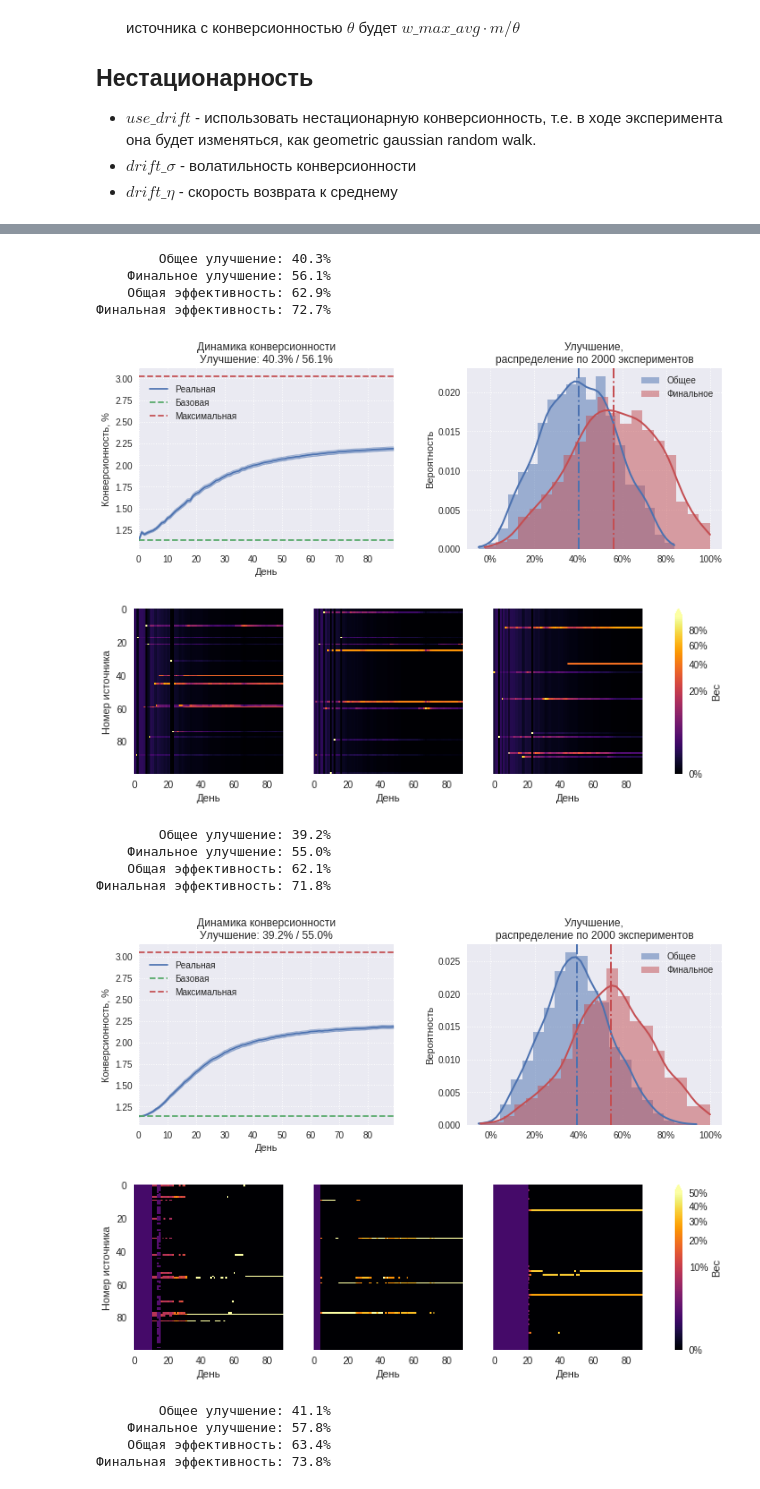
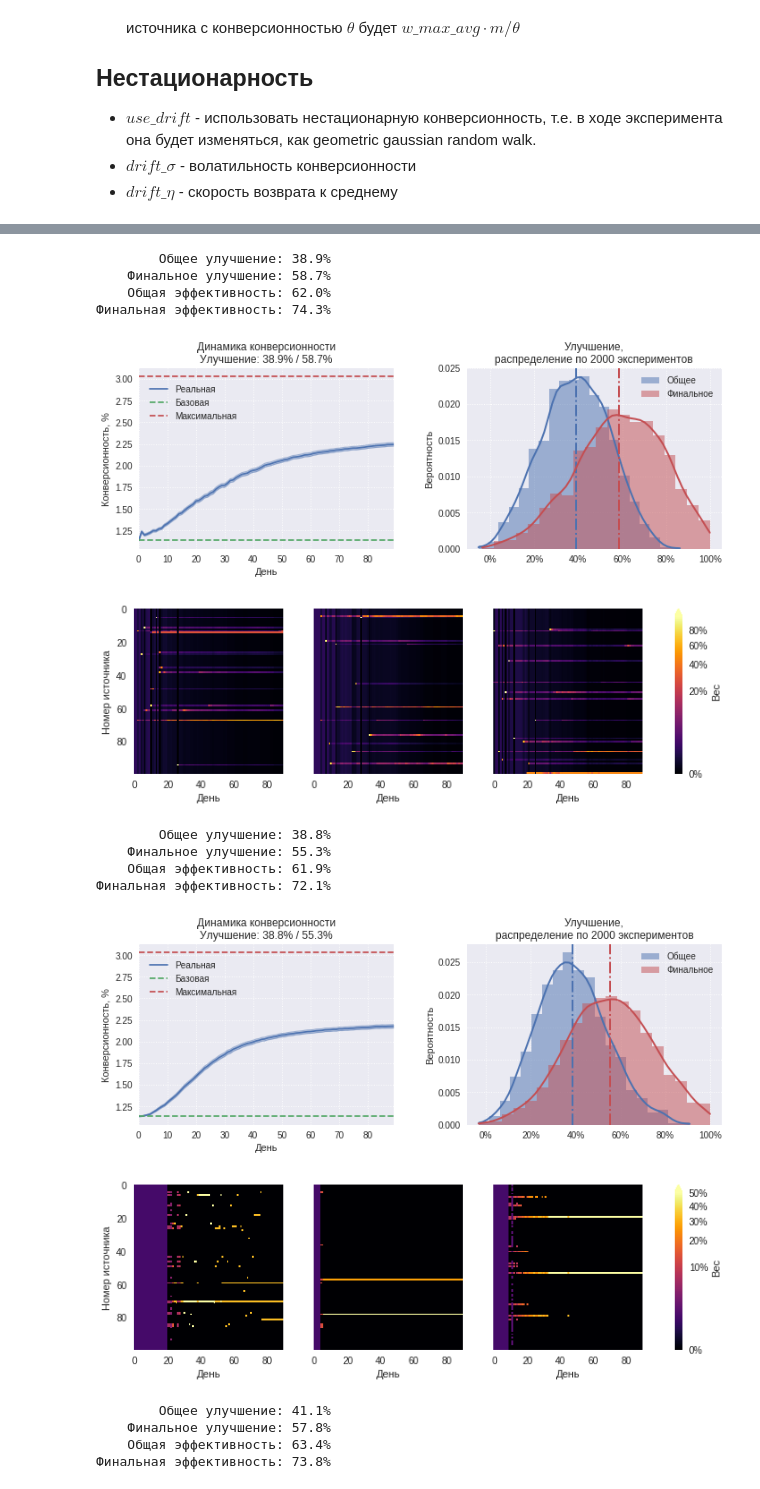
Before and after one commit to Arturus/conv_simulator, a Jupyter notebook: demo.ipynb, the cells around one changed output, grey strips where cells are left out. Cells and saved outputs as stored; diff of their text form; code cells hidden in the pictures.

```diff
--- a/demo.ipynb
+++ b/demo.ipynb
@@ -52,7 +52,7 @@ N=100 #@param {type:"integer"}
 V=100 #@param {type:"integer"}
 T=90 #@param {type:"integer"}
 #@markdown ## Распределение конверсионностей
-m = 0.0113 #@param {type:"number"}
+m = 0.01134 #@param {type:"number"}
 σ = 0.5 #@param {type:"number"}
 w_max_avg = 1 #@param {type:"number"}
 
@@ -61,9 +61,23 @@ use_drift = False #@param {type:"boolean"}
 drift_σ = 0.1 #@param {type:"number"}
 drift_η = 0.015 #@param {type:"number"}
 
-cdist = LogNormalConversion(m, σ)
+cdist = LogNormalConversion.from_mean(m, σ)
+# print(cdist.median)
 a, b, _, _ = beta.fit(cdist.sample(10000), floc=0, fscale=1)
+
+def plot_distr(distr, label):
+    low, high = distr.ppf(0.001), distr.ppf(0.995)
+    x = np.linspace(low, high, 200)
+    y = distr.pdf(x)
+    plt.plot(x, y, label=label)
+
 print(f"Estimated prior parameters: α={a:.2f} β={b:.1f}")
+plot_distr(lognorm(s=σ, scale=cdist.median), 'Распределение конверсионности (lognormal)')
+plot_distr(beta(a,b), 'Априорное распределение (beta)')
+
+plt.xlabel('Конверсионность')
+plt.gca().xaxis.set_major_formatter(mtick.PercentFormatter(xmax=1))
+plt.legend()
 
 def sample_start_settings(n):
     weights = cdist.sample(n)
@@ -204,26 +216,28 @@ run_simulation(lambda: EpsilonDecreasingStrategy(ϵ0))
 # %%
 #@title Softmax
 #@markdown Начальное значение τ:
-τ0=11 #@param {type:"number"}
+τ0=15 #@param {type:"number"}
 run_simulation(lambda: SoftmaxStrategy(τ0))
 # %% [output]
-        Общее улучшение: 40.3%
-    Финальное улучшение: 56.1%
-    Общая эффективность: 62.9%
-Финальная эффективность: 72.7%
+        Общее улучшение: 38.9%
+    Финальное улучшение: 58.7%
+    Общая эффективность: 62.0%
+Финальная эффективность: 74.3%
-[figure, old version]
+[figure, new version]
-[figure, old version]
+[figure, new version]
 # %%
 #@title Credible bounds racing
-interval_quantile=0.34 #@param {type:"number"}
-run_simulation(lambda: CBRacingStrategy(a,b, interval_quantile))
+#@markdown Размер правдоподобного интервала в процентах:
+credible_interval=32 #@param {type:"number"}
+quantile = (1 - credible_interval/100)/2
+run_simulation(lambda: CBRacingStrategy(a,b, quantile))
 # %% [output]
-        Общее улучшение: 39.2%
-    Финальное улучшение: 55.0%
-    Общая эффективность: 62.1%
-Финальная эффективность: 71.8%
+        Общее улучшение: 38.8%
+    Финальное улучшение: 55.3%
+    Общая эффективность: 61.9%
+Финальная эффективность: 72.1%
-[figure, old version]
+[figure, new version]
-[figure, old version]
+[figure, new version]
 # %%
 #@title Probability mathcing
 #@markdown Жадность:
```
Also changed, not shown: parts of 5 cells of this notebook.
